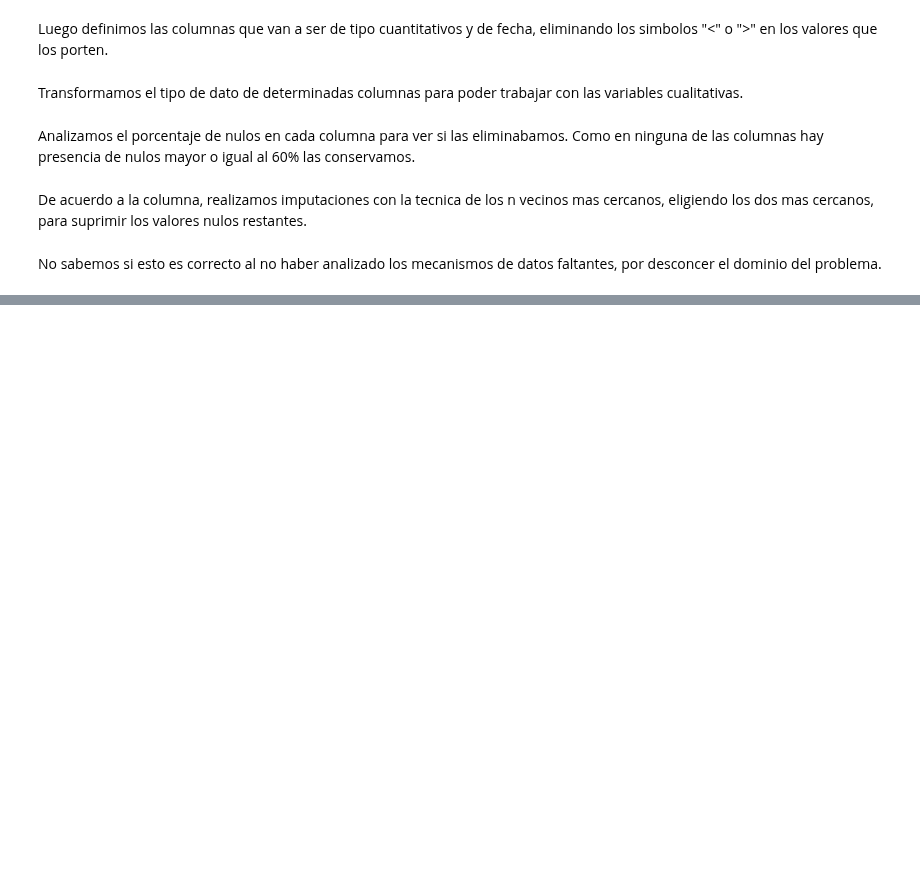
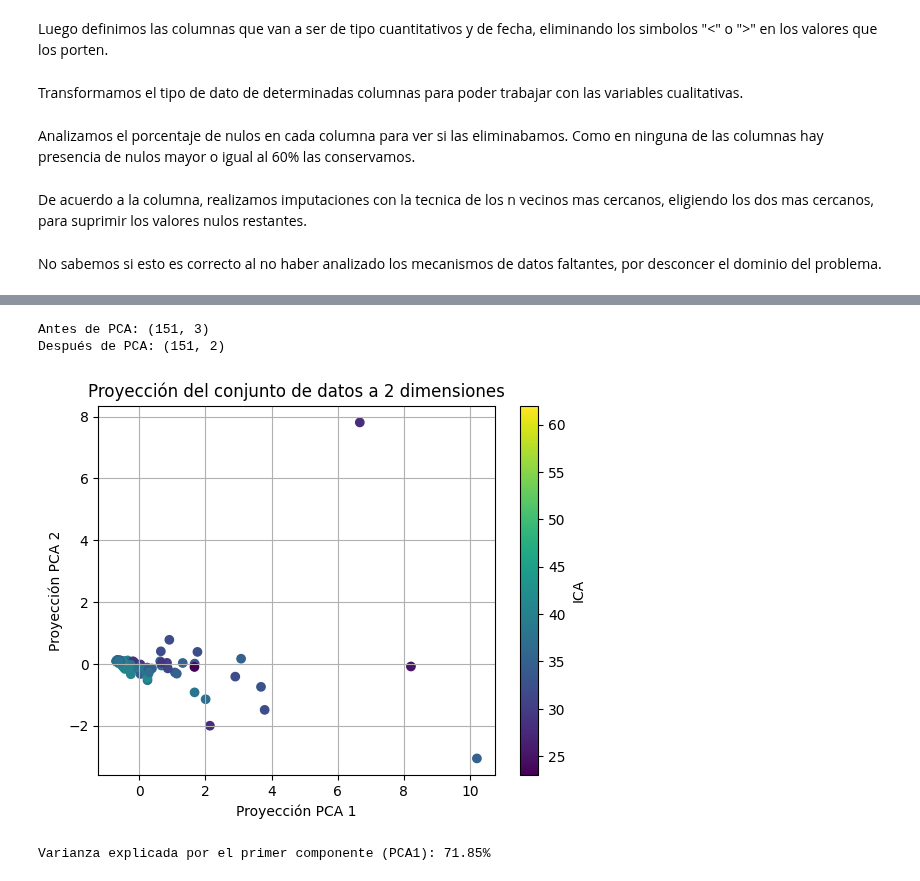
Before and after one commit to MaximoReynoso/TrabajoEspecial, a Jupyter notebook: TrabajoEspecial.ipynb, the cells around one changed output, grey strips where cells are left out. Saved outputs shown, nothing was run; the diff lists cells and outputs as text; code cells hidden in the pictures; blank space fills up the shorter version.

```diff
--- a/TrabajoEspecial.ipynb
+++ b/TrabajoEspecial.ipynb
@@ -114,0 +207,37 @@ preprocessed_dataset[columnas_totales] = dataset_imputado
+# %%
+from sklearn.preprocessing import StandardScaler
+
+scaler = StandardScaler()
+var_cont_fecal_scaled = scaler.fit_transform(var_cont_fecal)
+
+var_cont_fecal_scaled_df = pd.DataFrame(var_cont_fecal_scaled, columns=var_cont_fecal.columns)
+correlation_matrix = var_cont_fecal_scaled_df.corr()
+# %%
+import pandas as pd
+from sklearn.decomposition import PCA
+import matplotlib.pyplot as plt
+
+pca = PCA(n_components=2, whiten=False)
+
+principalComponents = pca.fit_transform(var_cont_fecal_scaled_df)
+print('Antes de PCA: {}'.format(var_cont_fecal_scaled_df.shape))
+print('Después de PCA: {}'.format(principalComponents.shape))
+
+plt.scatter(principalComponents[:,0], principalComponents[:,1], c=preprocessed_dataset["ica"], cmap='viridis')
+plt.colorbar(label='ICA', cmap='viridis')
+plt.grid(True)
+plt.xlabel('Proyección PCA 1')
+plt.ylabel('Proyección PCA 2')
+plt.title('Proyección del conjunto de datos a 2 dimensiones')
+plt.show()
+
+explained_variance = pca.explained_variance_ratio_
+
+# Varianza explicada por el primer componente (PCA1)
+variance_pca1 = explained_variance[0]
+print(f"Varianza explicada por el primer componente (PCA1): {variance_pca1:.2%}")
+# %% [output]
+Antes de PCA: (151, 3)
+Después de PCA: (151, 2)
+[figure, added]
+Varianza explicada por el primer componente (PCA1): 71.85%
```
Also changed, not shown: parts of 28 cells of this notebook.
